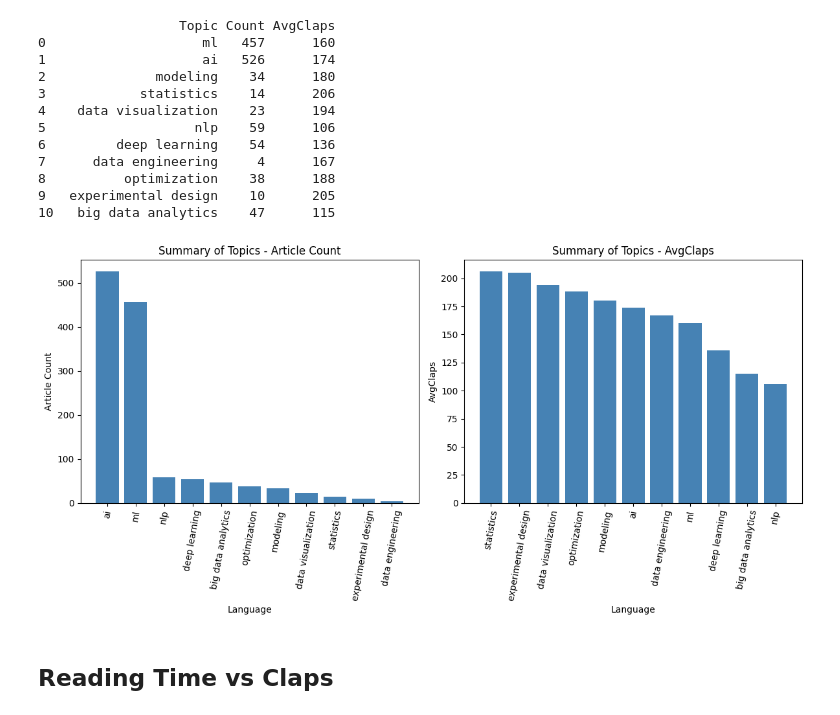
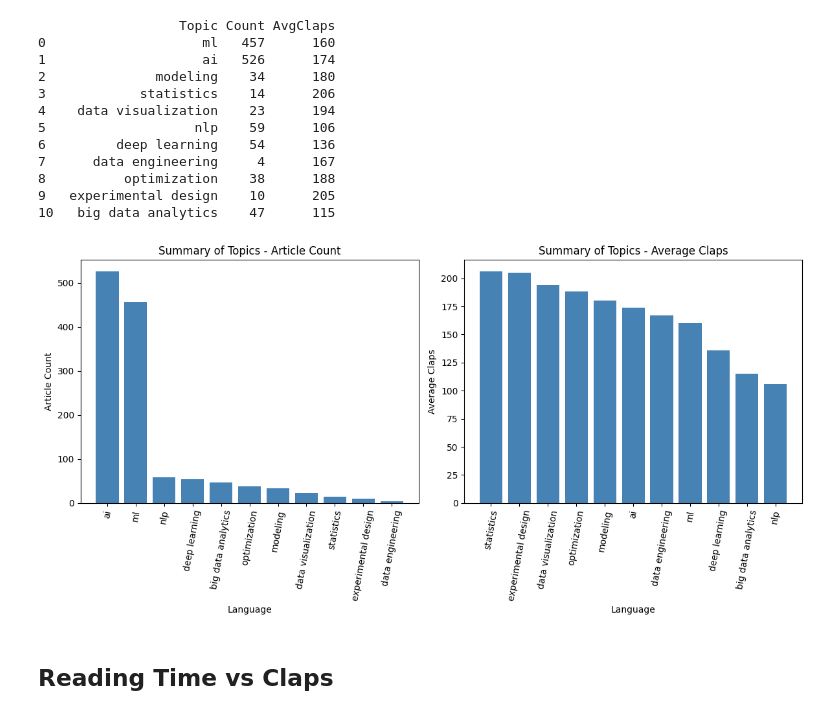
Before and after one commit to thisisgurpal/medium-ds-article-analysis, a Jupyter notebook: main.ipynb, the cells around one changed output. Cells and saved outputs as stored; diff of their text form; code cells hidden in the pictures.

```diff
--- a/main.ipynb
+++ b/main.ipynb
@@ -227,34 +227,34 @@ print(summary_topics_count)
 # %%
 # sort data for chart 1
 summary_topics_count1 = summary_topics_count.sort_values(by="Count", ascending=False)
 
 # sort data for chart 2
 summary_topics_count2 = summary_topics_count.sort_values(by="AvgClaps", ascending=False)
 
 # create a figure with two subplots
 fig, (ax1, ax2) = plt.subplots(1, 2, figsize=(12, 6))
 
 # plot chart 1
 ax1.bar(summary_topics_count1["Topic"], summary_topics_count1["Count"], color="steelblue")
 ax1.set_xlabel("Language")
 ax1.set_ylabel("Article Count")
 ax1.set_title("Summary of Topics - Article Count")
 ax1.set_xticklabels(summary_topics_count1["Topic"], rotation=45)
 ax1.tick_params(axis="x", labelrotation=80)
 
 # plot chart 2
 ax2.bar(summary_topics_count2["Topic"], summary_topics_count2["AvgClaps"], color="steelblue")
 ax2.set_xlabel("Language")
-ax2.set_ylabel("AvgClaps")
-ax2.set_title("Summary of Topics - AvgClaps")
+ax2.set_ylabel("Average Claps")
+ax2.set_title("Summary of Topics - Average Claps")
 ax2.set_xticklabels(summary_topics_count2["Topic"], rotation=45)
 ax2.tick_params(axis="x", labelrotation=80)
 
 plt.tight_layout() # adjust the layout
 
 plt.show() # display the plot
 # %% [output]
-[figure, old version]
+[figure, new version]
 # %% [markdown]
 ## Reading Time vs Claps
 # %% [markdown]
```
Also changed, not shown: parts of 2 cells of this notebook.
